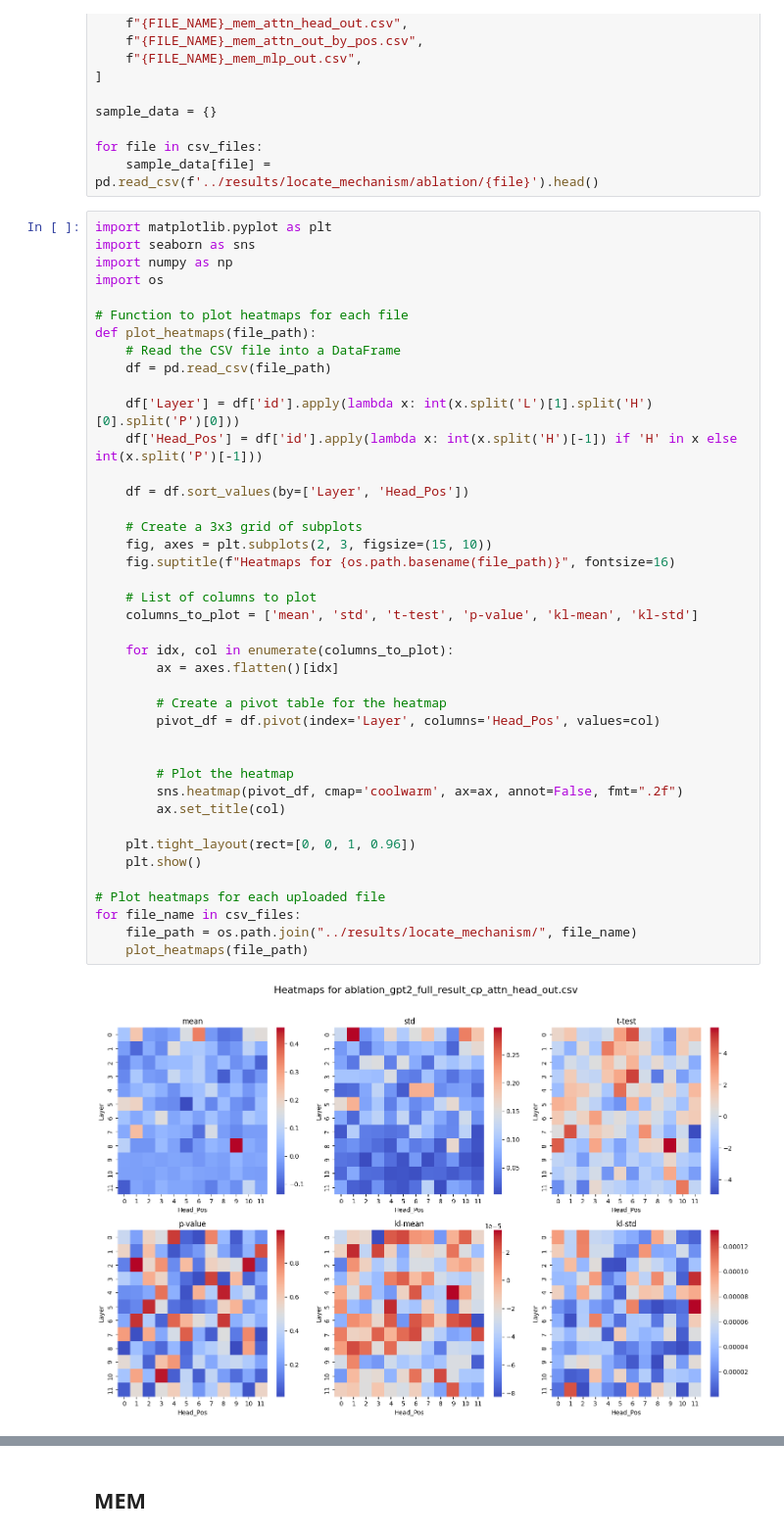
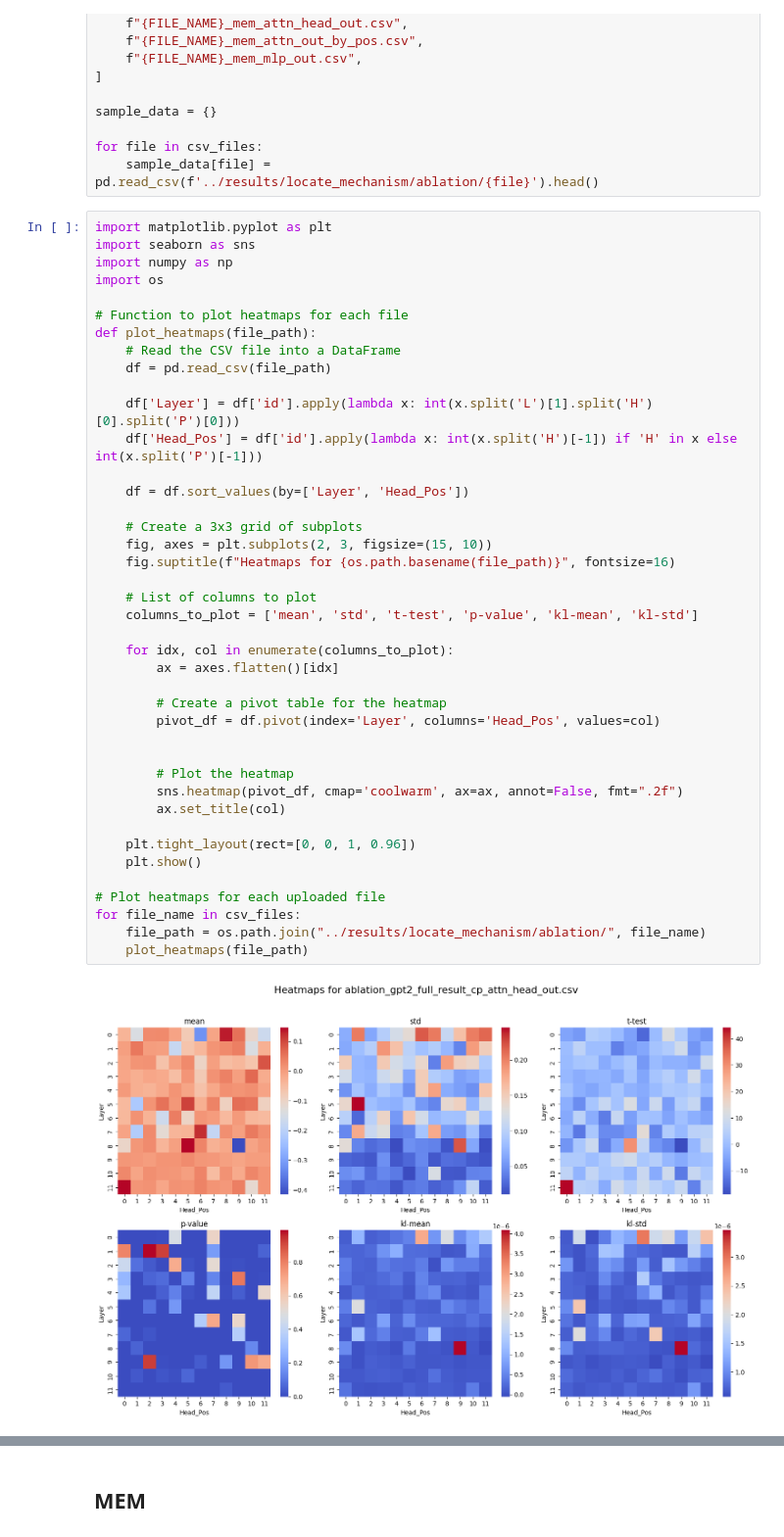
Before and after one commit to francescortu/comp-mech, a Jupyter notebook: notebooks/plot.ipynb, the cells around one changed output, grey strips where cells are left out. Shown at 98% size. Saved outputs shown, nothing was run; the diff lists cells and outputs as text.

```diff
--- a/notebooks/plot.ipynb
+++ b/notebooks/plot.ipynb
@@ -80,32 +82,32 @@ def plot_heatmaps(file_path):
     df['Layer'] = df['id'].apply(lambda x: int(x.split('L')[1].split('H')[0].split('P')[0]))
     df['Head_Pos'] = df['id'].apply(lambda x: int(x.split('H')[-1]) if 'H' in x else int(x.split('P')[-1]))
 
     df = df.sort_values(by=['Layer', 'Head_Pos'])
 
     # Create a 3x3 grid of subplots
     fig, axes = plt.subplots(2, 3, figsize=(15, 10))
     fig.suptitle(f"Heatmaps for {os.path.basename(file_path)}", fontsize=16)
 
     # List of columns to plot
     columns_to_plot = ['mean', 'std', 't-test', 'p-value', 'kl-mean', 'kl-std']
 
     for idx, col in enumerate(columns_to_plot):
         ax = axes.flatten()[idx]
 
         # Create a pivot table for the heatmap
         pivot_df = df.pivot(index='Layer', columns='Head_Pos', values=col)
 
 
         # Plot the heatmap
         sns.heatmap(pivot_df, cmap='coolwarm', ax=ax, annot=False, fmt=".2f")
         ax.set_title(col)
 
     plt.tight_layout(rect=[0, 0, 1, 0.96])
     plt.show()
 
 # Plot heatmaps for each uploaded file
 for file_name in csv_files:
-    file_path = os.path.join("../results/locate_mechanism/", file_name)
+    file_path = os.path.join("../results/locate_mechanism/ablation/", file_name)
     plot_heatmaps(file_path)
 # %% [output]
-[figure, old version]
+[figure, new version]
```
Also changed, not shown: parts of 6 cells of this notebook, 2 other files.
